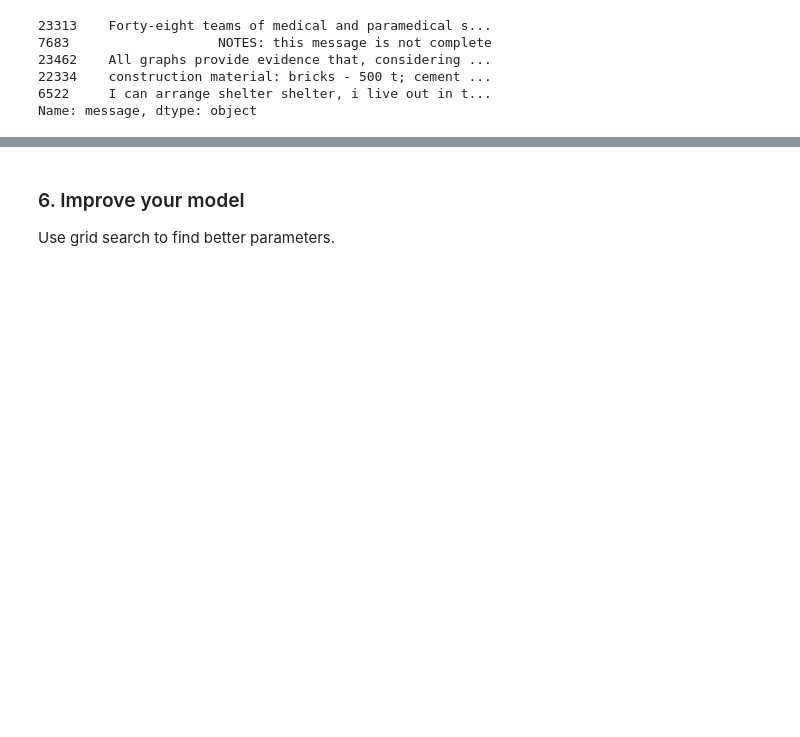
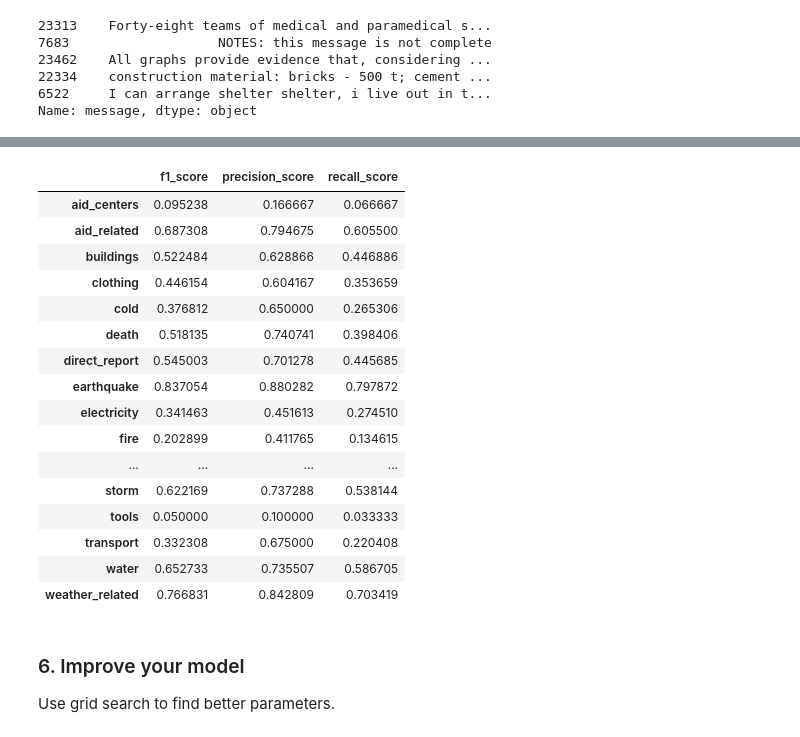
Before and after one commit to bvcmartins/disasterResponse, a Jupyter notebook: pipeline_ML.ipynb, the cells around one changed output, grey strips where cells are left out. Cells and saved outputs as stored; diff of their text form; code cells hidden in the pictures; blank space fills up the shorter version.

```diff
--- a/pipeline_ML.ipynb
+++ b/pipeline_ML.ipynb
@@ -316,3 +311,46 @@ f1_score(labels_df_mod, preds_df_mod)
+# %%
+def train(X, y, model, columns):
+    # train test split
+    X_train, X_test, y_train, y_test =\
+    train_test_split(X, y, test_size=0.2, random_state=32)
+
+    # fit model
+    model.fit(X_train, y_train)
+
+    # output model test results
+    list_scorings = [f1_score, precision_score, recall_score]
+    labels_df = pd.DataFrame(y_test)
+    preds_df = pd.DataFrame(model.predict(X_test))
+    return pd.DataFrame({scoring.__name__: {column: scoring(labels_df.iloc[:,n], preds_df.iloc[:,n], pos_label=1) for n, column in enumerate(columns)} for scoring in list_scorings})
+# %%
+model = Pipeline([
+    ('clean_text', Clean_text()),
+    ('vectorizer', CountVectorizer(min_df= 5,stop_words="english", ngram_range=(1, 2))),
+    ('tfidf', TfidfTransformer(sublinear_tf=True, norm='l2')),
+    ('abclf', MultiOutputClassifier(AdaBoostClassifier(random_state=34, n_estimators=100, learning_rate=1.0)))])
+columns = df.iloc[:,4:].columns.values
+
+score_df = train(X, y, model, columns)
+# %%
+score_df
+# %% [output]
+|  | f1_score | precision_score | recall_score |
+| aid_centers | 0.095238 | 0.166667 | 0.066667 |
+| aid_related | 0.687308 | 0.794675 | 0.605500 |
+| buildings | 0.522484 | 0.628866 | 0.446886 |
+| clothing | 0.446154 | 0.604167 | 0.353659 |
+| cold | 0.376812 | 0.650000 | 0.265306 |
+| death | 0.518135 | 0.740741 | 0.398406 |
+| direct_report | 0.545003 | 0.701278 | 0.445685 |
+| earthquake | 0.837054 | 0.880282 | 0.797872 |
+| electricity | 0.341463 | 0.451613 | 0.274510 |
+| fire | 0.202899 | 0.411765 | 0.134615 |
+| ... | ... | ... | ... |
+| storm | 0.622169 | 0.737288 | 0.538144 |
+| tools | 0.050000 | 0.100000 | 0.033333 |
+| transport | 0.332308 | 0.675000 | 0.220408 |
+| water | 0.652733 | 0.735507 | 0.586705 |
+| weather_related | 0.766831 | 0.842809 | 0.703419 |
 # %% [markdown]
 ### 6. Improve your model
 Use grid search to find better parameters.
```
Also changed, not shown: parts of 25 cells of this notebook, 6 other files.
